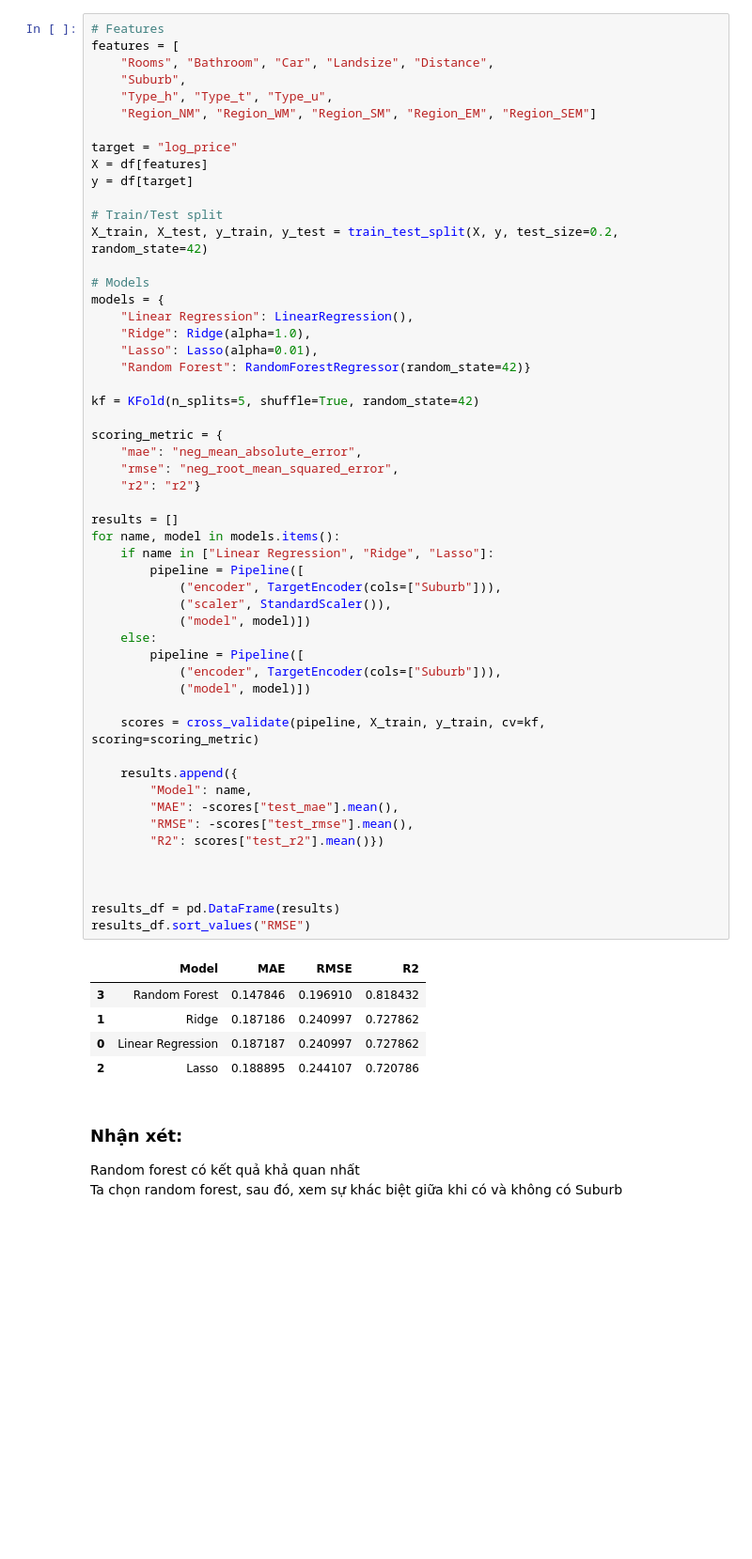
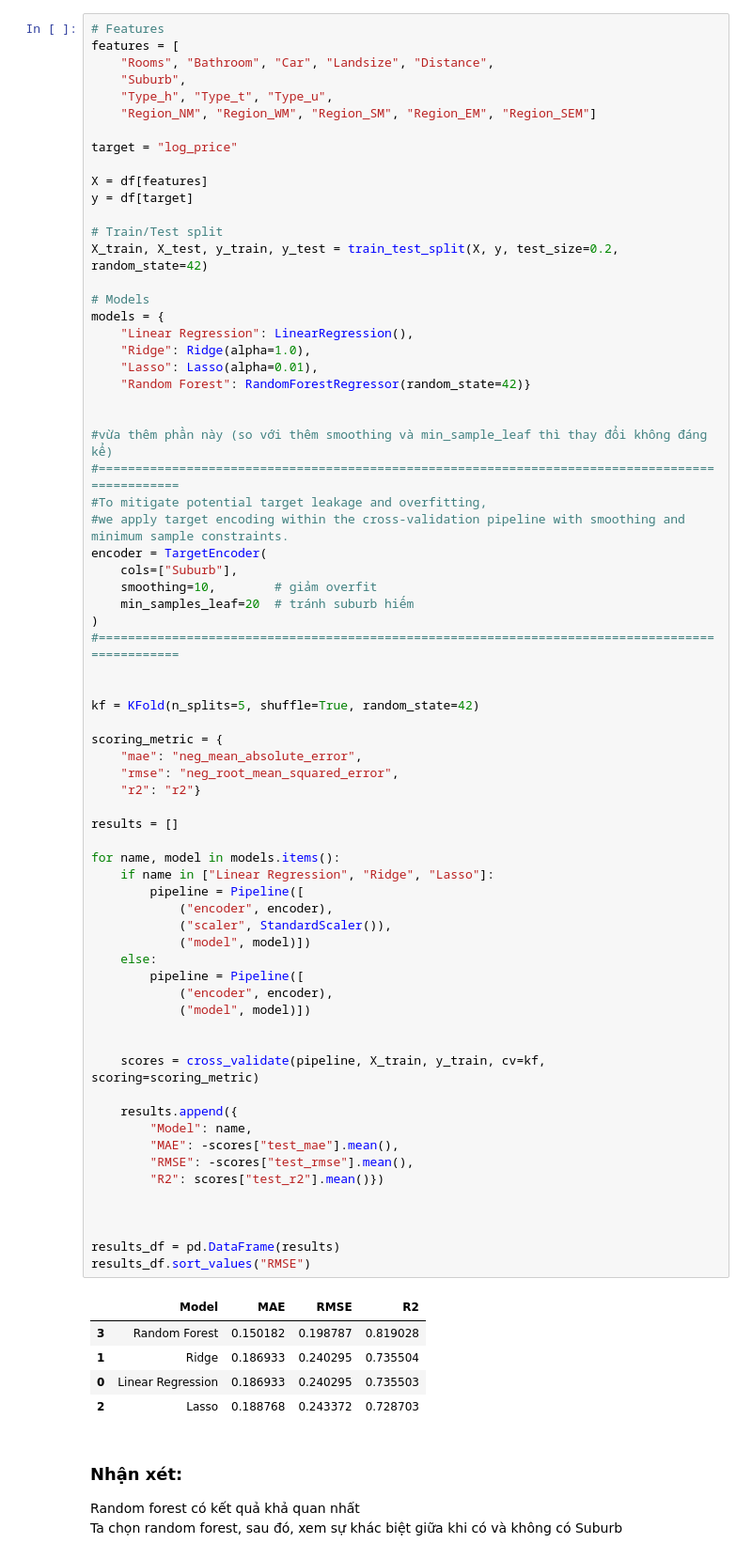
Before and after one commit to bzaat/Real-Estate-Price-Analysis, a Jupyter notebook: 6. Regression Analysis.ipynb, the cells around one changed output. Shown at 94% size. Drawn from its saved outputs; the diff is of its cells as text; blank space fills up the shorter version.

```diff
--- a/6. Regression Analysis.ipynb
+++ b/6. Regression Analysis.ipynb
@@ -44,6 +37,7 @@ features = [
     "Region_NM", "Region_WM", "Region_SM", "Region_EM", "Region_SEM"]
 
 target = "log_price"
+
 X = df[features]
 y = df[target]
 
@@ -57,43 +51,58 @@ models = {
     "Lasso": Lasso(alpha=0.01),
     "Random Forest": RandomForestRegressor(random_state=42)}
 
+
+#vừa thêm phần này (so với thêm smoothing và min_sample_leaf thì thay đổi không đáng kể)
+#================================================================================================
+#To mitigate potential target leakage and overfitting,
+#we apply target encoding within the cross-validation pipeline with smoothing and minimum sample constraints.
+encoder = TargetEncoder(
+    cols=["Suburb"],
+    smoothing=10,        # giảm overfit
+    min_samples_leaf=20  # tránh suburb hiếm
+)
+#================================================================================================
+
+
 kf = KFold(n_splits=5, shuffle=True, random_state=42)
 
 scoring_metric = {
     "mae": "neg_mean_absolute_error",
     "rmse": "neg_root_mean_squared_error",
     "r2": "r2"}
 
 results = []
+
 for name, model in models.items():
     if name in ["Linear Regression", "Ridge", "Lasso"]:
         pipeline = Pipeline([
-            ("encoder", TargetEncoder(cols=["Suburb"])),
+            ("encoder", encoder),
             ("scaler", StandardScaler()),
             ("model", model)])
     else:
         pipeline = Pipeline([
-            ("encoder", TargetEncoder(cols=["Suburb"])),
+            ("encoder", encoder),
             ("model", model)])
+
 
     scores = cross_validate(pipeline, X_train, y_train, cv=kf, scoring=scoring_metric)
 
     results.append({
         "Model": name,
         "MAE": -scores["test_mae"].mean(),
         "RMSE": -scores["test_rmse"].mean(),
         "R2": scores["test_r2"].mean()})
 
 
 
 results_df = pd.DataFrame(results)
 results_df.sort_values("RMSE")
 # %% [output]
 |  | Model | MAE | RMSE | R2 |
-| 3 | Random Forest | 0.147846 | 0.196910 | 0.818432 |
-| 1 | Ridge | 0.187186 | 0.240997 | 0.727862 |
-| 0 | Linear Regression | 0.187187 | 0.240997 | 0.727862 |
-| 2 | Lasso | 0.188895 | 0.244107 | 0.720786 |
+| 3 | Random Forest | 0.150182 | 0.198787 | 0.819028 |
+| 1 | Ridge | 0.186933 | 0.240295 | 0.735504 |
+| 0 | Linear Regression | 0.186933 | 0.240295 | 0.735503 |
+| 2 | Lasso | 0.188768 | 0.243372 | 0.728703 |
 # %% [markdown]
 ### Nhận xét:
 Random forest có kết quả khả quan nhất<br>
```
Also changed, not shown: parts of 17 cells of this notebook, 1 other file.
